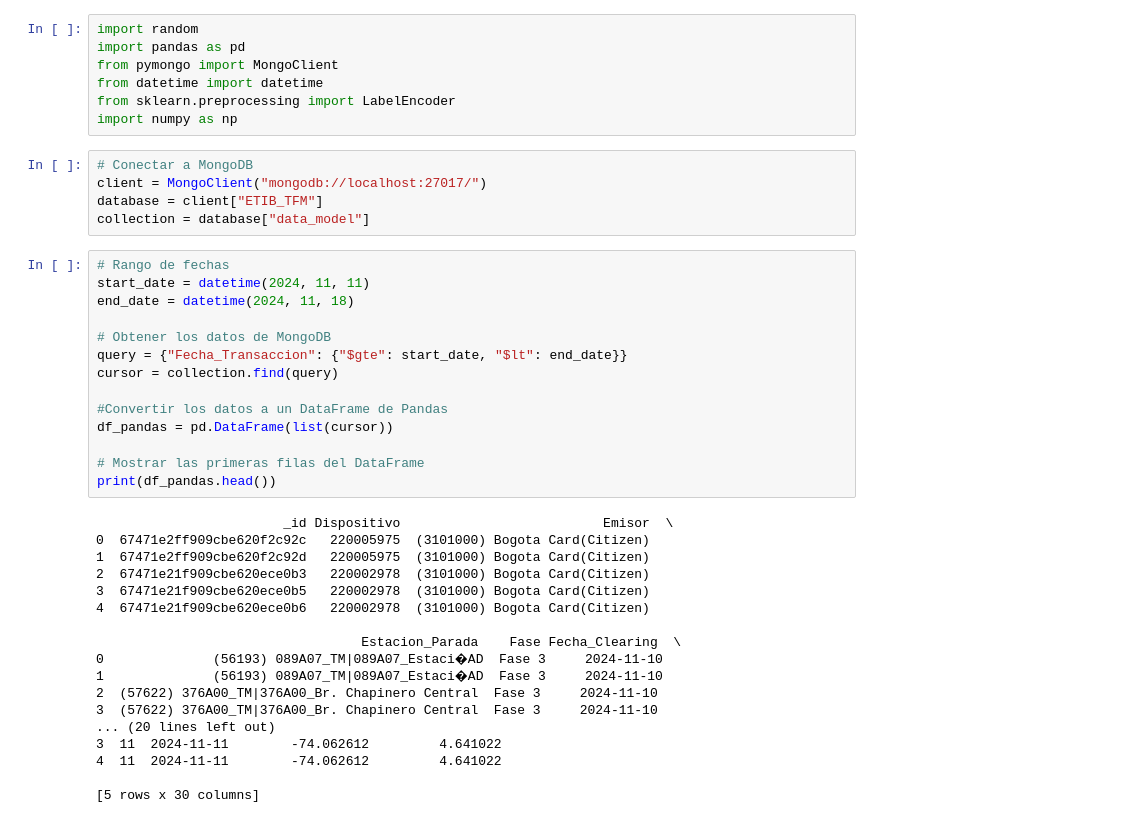
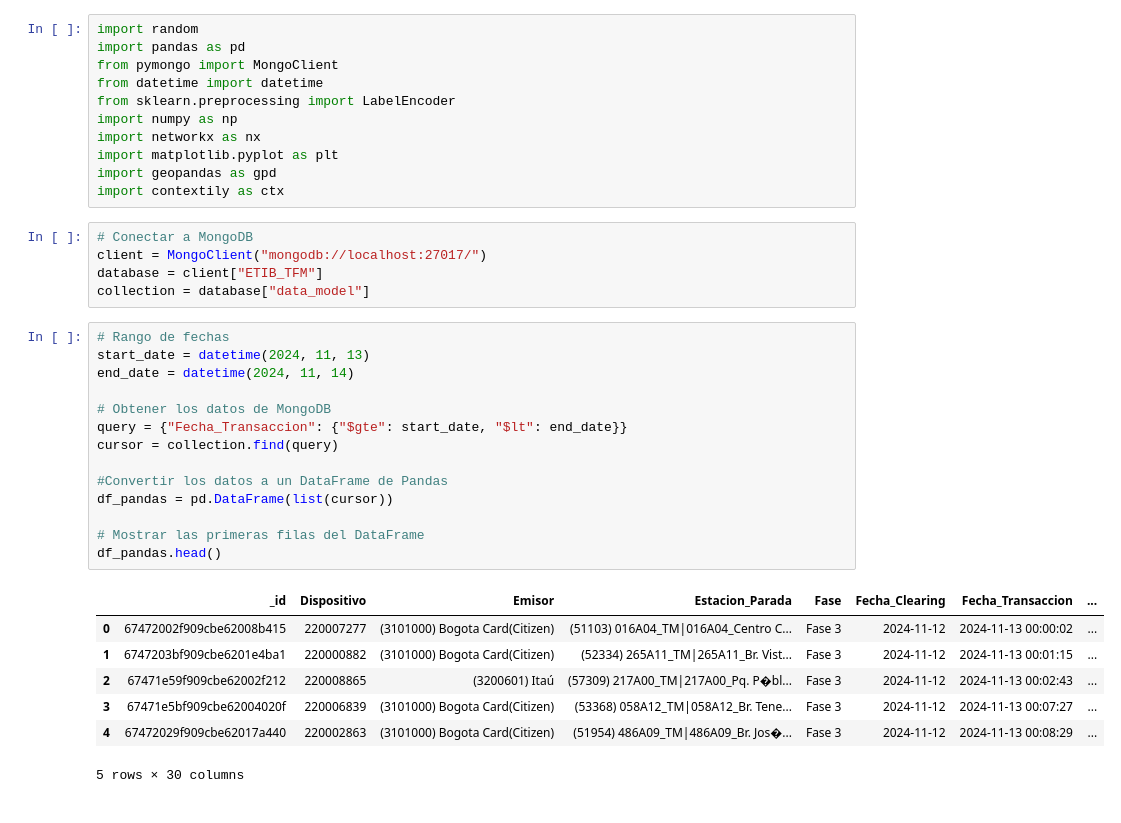
Before and after one commit to gcherreram/TrabajoFinalMaster_IMF, a Jupyter notebook: Scripts/ACO_datamodel.ipynb, the cells around one changed output. Cells and saved outputs as stored; diff of their text form.

```diff
--- a/Scripts/ACO_datamodel.ipynb
+++ b/Scripts/ACO_datamodel.ipynb
@@ -5,6 +5,10 @@ from pymongo import MongoClient
 from datetime import datetime
 from sklearn.preprocessing import LabelEncoder
 import numpy as np
+import networkx as nx
+import matplotlib.pyplot as plt
+import geopandas as gpd
+import contextily as ctx
 # %%
 # Conectar a MongoDB
 client = MongoClient("mongodb://localhost:27017/")
@@ -12,33 +16,23 @@ database = client["ETIB_TFM"]
 collection = database["data_model"]
 # %%
 # Rango de fechas
-start_date = datetime(2024, 11, 11)
-end_date = datetime(2024, 11, 18)
+start_date = datetime(2024, 11, 13)
+end_date = datetime(2024, 11, 14)
 
 # Obtener los datos de MongoDB
 query = {"Fecha_Transaccion": {"$gte": start_date, "$lt": end_date}}
 cursor = collection.find(query)
 
 #Convertir los datos a un DataFrame de Pandas
 df_pandas = pd.DataFrame(list(cursor))
 
 # Mostrar las primeras filas del DataFrame
-print(df_pandas.head())
+df_pandas.head()
 # %% [output]
+|  | _id | Dispositivo | Emisor | Estacion_Parada | Fase | Fecha_Clearing | Fecha_Transaccion | ... |
+| 0 | 67472002f909cbe62008b415 | 220007277 | (3101000) Bogota Card(Citizen) | (51103) 016A04_TM|016A04_Centro C... | Fase 3 | 2024-11-12 | 2024-11-13 00:00:02 | ... |
+| 1 | 6747203bf909cbe6201e4ba1 | 220000882 | (3101000) Bogota Card(Citizen) | (52334) 265A11_TM|265A11_Br. Vist... | Fase 3 | 2024-11-12 | 2024-11-13 00:01:15 | ... |
+| 2 | 67471e59f909cbe62002f212 | 220008865 | (3200601) Itaú | (57309) 217A00_TM|217A00_Pq. P�bl... | Fase 3 | 2024-11-12 | 2024-11-13 00:02:43 | ... |
+| 3 | 67471e5bf909cbe62004020f | 220006839 | (3101000) Bogota Card(Citizen) | (53368) 058A12_TM|058A12_Br. Tene... | Fase 3 | 2024-11-12 | 2024-11-13 00:07:27 | ... |
+| 4 | 67472029f909cbe62017a440 | 220002863 | (3101000) Bogota Card(Citizen) | (51954) 486A09_TM|486A09_Br. Jos�... | Fase 3 | 2024-11-12 | 2024-11-13 00:08:29 | ... |
-                        _id Dispositivo                          Emisor  \
-0  67471e2ff909cbe620f2c92c   220005975  (3101000) Bogota Card(Citizen)
-1  67471e2ff909cbe620f2c92d   220005975  (3101000) Bogota Card(Citizen)
-2  67471e21f909cbe620ece0b3   220002978  (3101000) Bogota Card(Citizen)
-3  67471e21f909cbe620ece0b5   220002978  (3101000) Bogota Card(Citizen)
-4  67471e21f909cbe620ece0b6   220002978  (3101000) Bogota Card(Citizen)
-
-                                  Estacion_Parada    Fase Fecha_Clearing  \
-0              (56193) 089A07_TM|089A07_Estaci�AD  Fase 3     2024-11-10
-1              (56193) 089A07_TM|089A07_Estaci�AD  Fase 3     2024-11-10
-2  (57622) 376A00_TM|376A00_Br. Chapinero Central  Fase 3     2024-11-10
-3  (57622) 376A00_TM|376A00_Br. Chapinero Central  Fase 3     2024-11-10
-... (20 lines left out)
-3  11  2024-11-11        -74.062612         4.641022
-4  11  2024-11-11        -74.062612         4.641022
-
-[5 rows x 30 columns]
+5 rows × 30 columns
```
Also changed, not shown: parts of 7 cells of this notebook, 1 other file.
